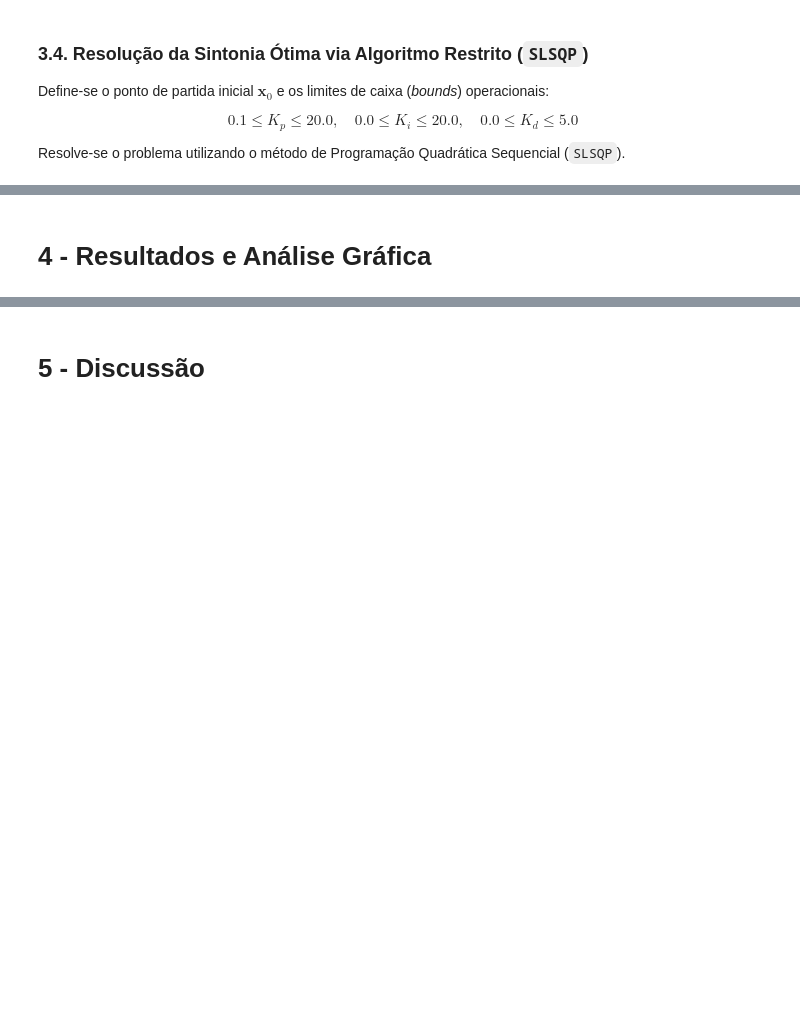
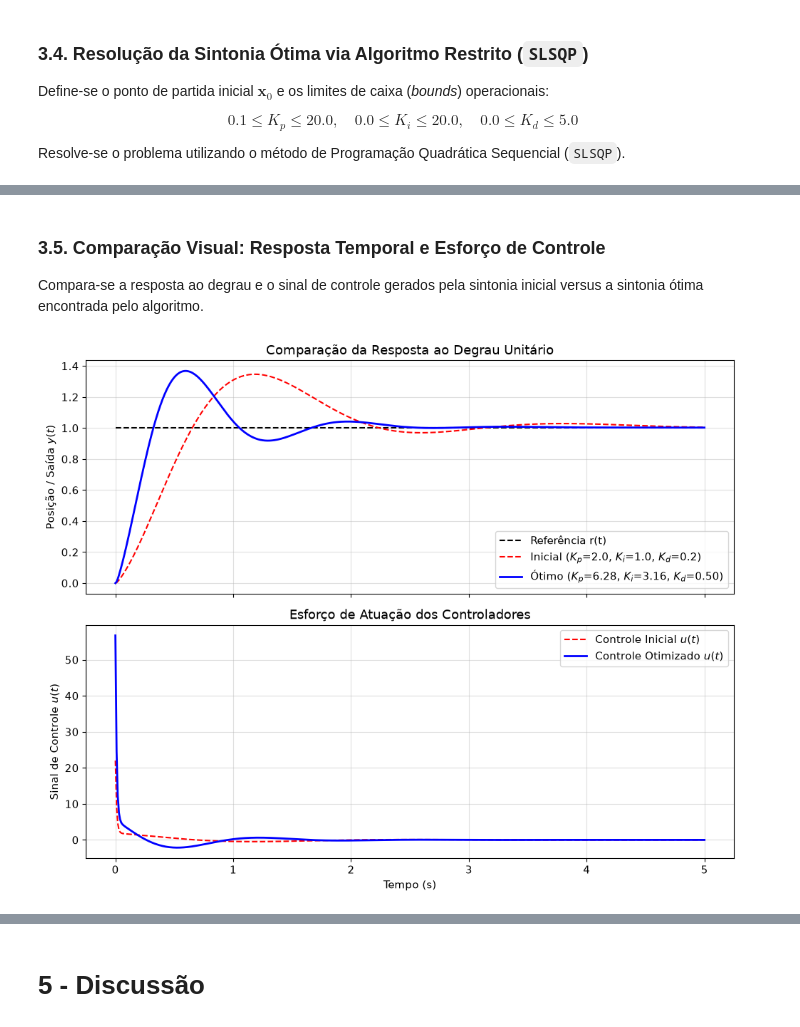
Before and after one commit to joao27lex/otimizacao-COS360-UFRJ, a Jupyter notebook: otimizacao_controlador_pid.ipynb, the cells around one changed output, grey strips where cells are left out. Cells and saved outputs as stored; diff of their text form; code cells hidden in the pictures; blank space fills up the shorter version.

Commit message:
ADD: imagens e código

```diff
--- a/otimizacao_controlador_pid.ipynb
+++ b/otimizacao_controlador_pid.ipynb
@@ -241,10 +245,10 @@ def funcao_custo(ganhos, lambda_reg=0.01, t_sim=5.0, dt=0.01):
         return 1e6  # Penalidade para instabilidade
 
     # Integral do Erro Absoluto Ponderado no Tempo (ITAE)
-    J1 = np.trapz(t * np.abs(e), t)
+    J1 = np.trapezoid(t * np.abs(e), t)
 
     # Regularização L2 do esforço de controle
-    J2 = np.trapz(u**2, t)
+    J2 = np.trapezoid(u**2, t)
 
     # Custo ponderado total
     J_total = J1 + lambda_reg * J2
@@ -298,2 +314,31 @@ AttributeError: module 'numpy' has no attribute 'trapz'
-# %% [markdown]
-# 4 - Resultados e Análise Gráfica
+# %% [markdown]
+### 3.5. Comparação Visual: Resposta Temporal e Esforço de Controle
+
+Compara-se a resposta ao degrau e o sinal de controle gerados pela sintonia inicial versus a sintonia ótima encontrada pelo algoritmo.
+# %%
+# Simulação temporal com ambos os conjuntos de ganhos
+t, y_init, e_init, u_init, _ = simular_malha_fechada(x0)
+t, y_opt, e_opt, u_opt, _ = simular_malha_fechada(x_otimo)
+
+fig, (ax1, ax2) = plt.subplots(2, 1, figsize=(10, 8), sharex=True)
+
+# Resposta de saída y(t)
+ax1.plot(t, np.ones_like(t), 'k--', label='Referência r(t)')
+ax1.plot(t, y_init, 'r--', label=f'Inicial ($K_p$={x0[0]}, $K_i$={x0[1]}, $K_d$={x0[2]})')
+ax1.plot(t, y_opt, 'b-', linewidth=2, label=f'Ótimo ($K_p$={x_otimo[0]:.2f}, $K_i$={x_otimo[1]:.2f}, $K_d$={x_otimo[2]:.2f})')
+ax1.set_ylabel('Posição / Saída $y(t)$')
+ax1.set_title('Comparação da Resposta ao Degrau Unitário')
+ax1.legend(loc='lower right')
+
+# Esforço de controle u(t)
+ax2.plot(t, u_init, 'r--', label='Controle Inicial $u(t)$')
+ax2.plot(t, u_opt, 'b-', linewidth=2, label='Controle Otimizado $u(t)$')
+ax2.set_xlabel('Tempo (s)')
+ax2.set_ylabel('Sinal de Controle $u(t)$')
+ax2.set_title('Esforço de Atuação dos Controladores')
+ax2.legend(loc='upper right')
+
+plt.tight_layout()
+plt.show()
+# %% [output]
+[figure, added]
```
Also changed, not shown: parts of 12 cells of this notebook, 2 other files.
